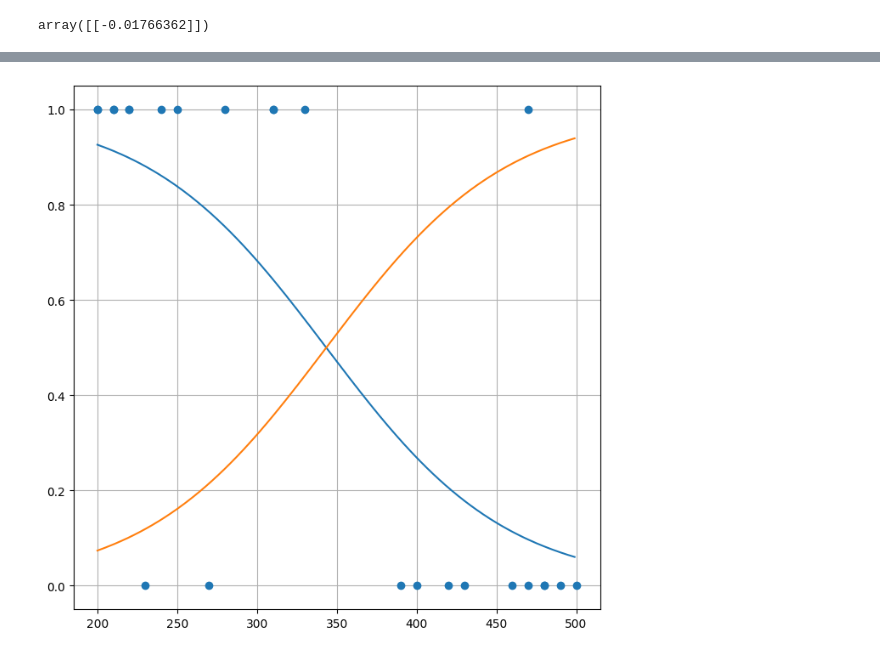
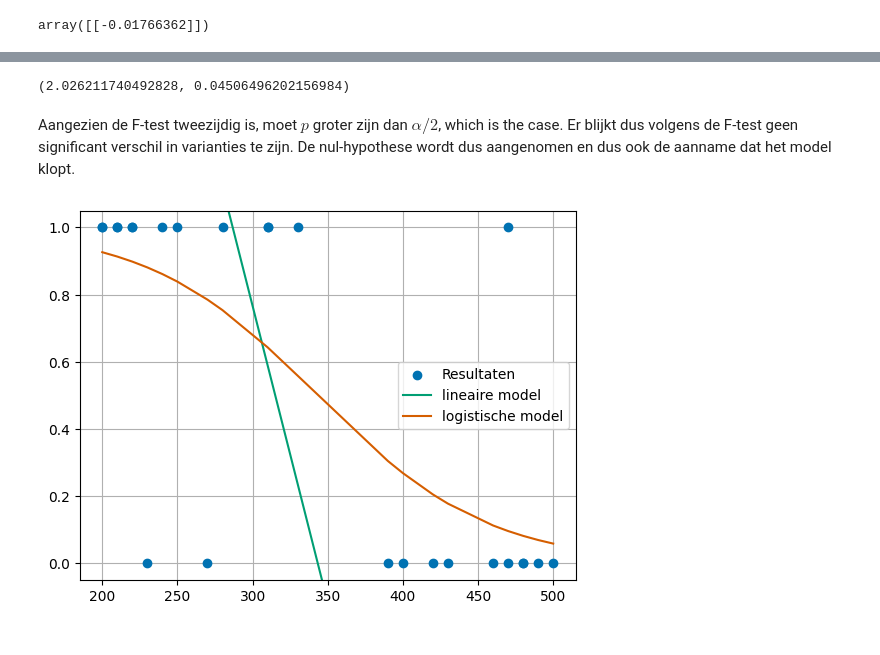
Before and after one commit to R4vante/School, a Jupyter notebook: Statistical_Learning/Data_Analyse/BOEM_raket.ipynb, the cells around one changed output, grey strips where cells are left out. Cells and saved outputs as stored; diff of their text form; code cells hidden in the pictures.

```diff
--- a/Statistical_Learning/Data_Analyse/BOEM_raket.ipynb
+++ b/Statistical_Learning/Data_Analyse/BOEM_raket.ipynb
@@ -3,7 +3,9 @@ import numpy as np
 import pandas as pd
 import matplotlib.pyplot as plt
 import seaborn as sns
-from DA import Import
+import pingouin as pg
+
+plt.style.use(['seaborn-v0_8-colorblind'])
 # %% [markdown]
 # Import data
 
@@ -201,10 +289,18 @@ predictions = lr.predict_proba(speed)
+# %%
+F_test(df.resultaat.values, sig)
+# %% [output]
+(2.026211740492828, 0.04506496202156984)
+# %% [markdown]
+Aangezien de F-test tweezijdig is, moet $p$ groter zijn dan $\alpha/2$, which is the case. Er blijkt dus volgens de F-test geen significant verschil in varianties te zijn. De nul-hypothese wordt dus aangenomen en dus ook de aanname dat het model klopt.
 # %%
-fig, ax = plt.subplots(figsize=(8,8))
+fig ,ax = plt.subplots()
 ax.grid(True)
-ax.plot(speed, predictions[:,1])
-ax.plot(speed, predictions[:,0])
-ax.scatter(df.doel.values, df.resultaat.values, zorder=3)
 
+ax.scatter(df.doel.values, df.resultaat.values, zorder=3, color='C0', label='Resultaten')
+ax.plot(snelheid, linmodel, color='C1', label='lineaire model')
+ax.plot(snelheid, sig, color='C2', label='logistische model')
+ax.set_ylim([-0.05, 1.05])
+ax.legend()
 plt.show()
 # %% [output]
-[figure, old version]
+[figure, new version]
```
Also changed, not shown: parts of 22 cells of this notebook, 2 other files.
